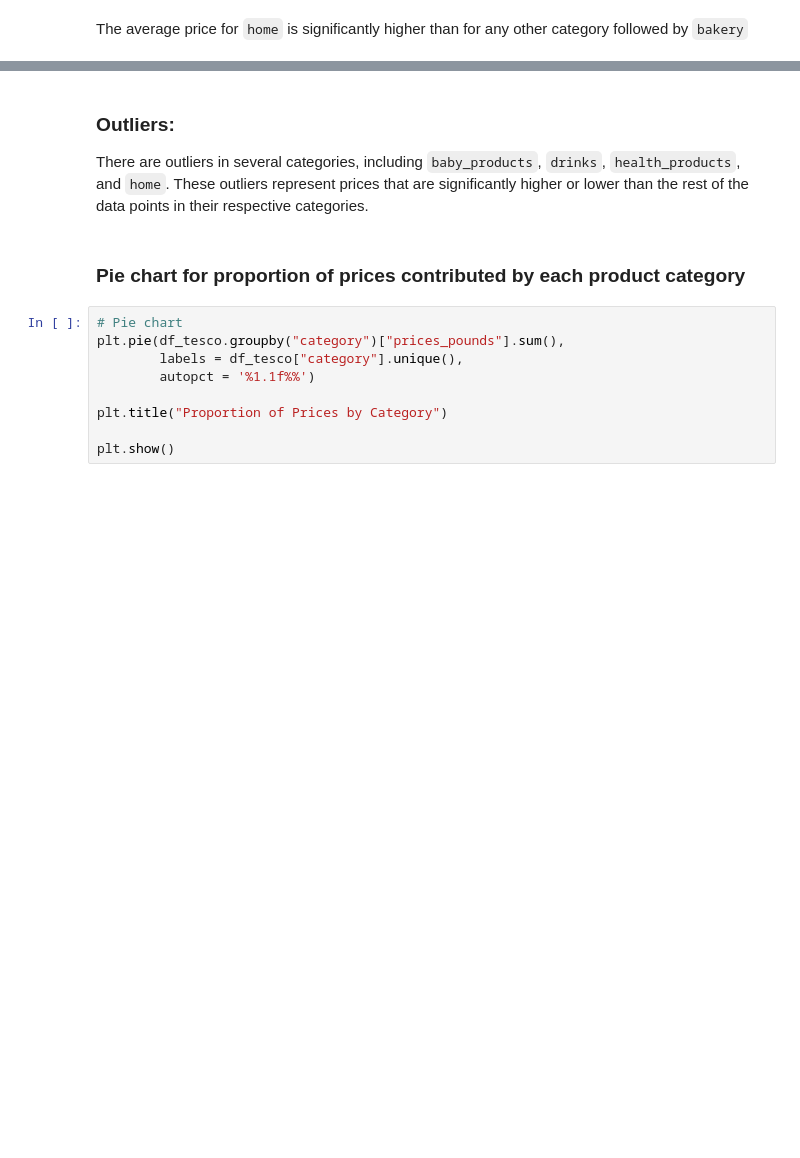
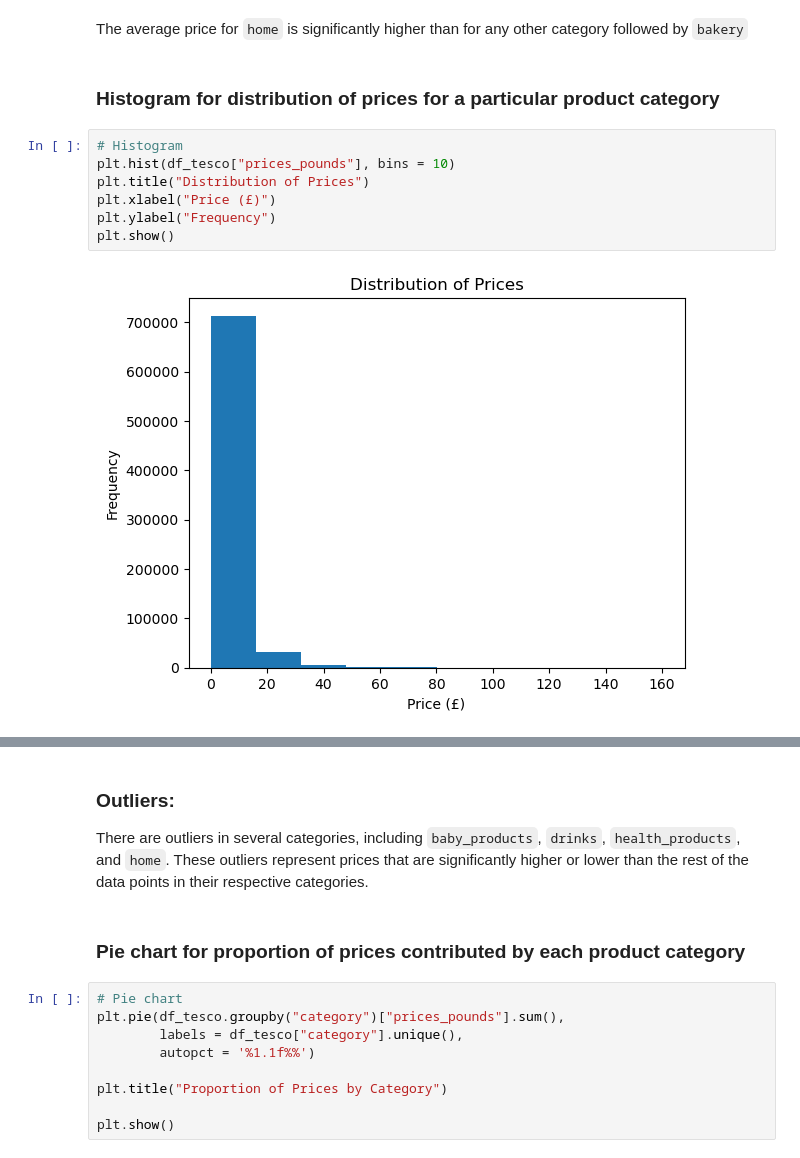
Before and after one commit to purvij07/Revenue-Prediction-Customer-Analytics-for-Supermarket-Data, a Jupyter notebook: code/Tesco_dataset.ipynb, the cells around one changed output, grey strips where cells are left out. Drawn from its saved outputs; the diff is of its cells as text; blank space fills up the shorter version.

```diff
--- a/code/Tesco_dataset.ipynb
+++ b/code/Tesco_dataset.ipynb
@@ -249,2 +169,13 @@ plt.show()
 # %% [markdown]
 The average price for `home` is significantly higher than for any other category followed by `bakery`
+# %% [markdown]
+### Histogram for distribution of prices for a particular product category
+# %%
+# Histogram
+plt.hist(df_tesco["prices_pounds"], bins = 10)
+plt.title("Distribution of Prices")
+plt.xlabel("Price (£)")
+plt.ylabel("Frequency")
+plt.show()
+# %% [output]
+[figure, added]
```
Also changed, not shown: parts of 37 cells of this notebook, 10 other files.
